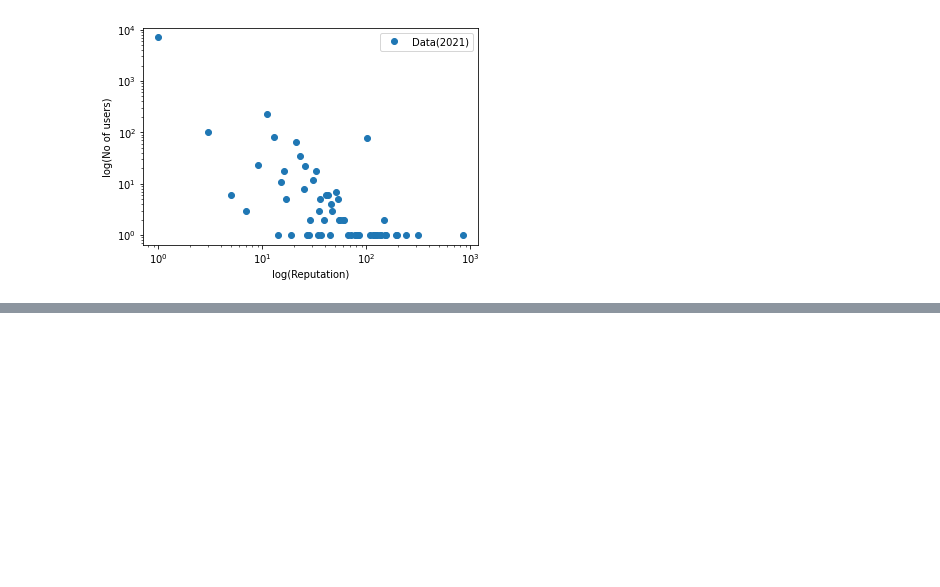
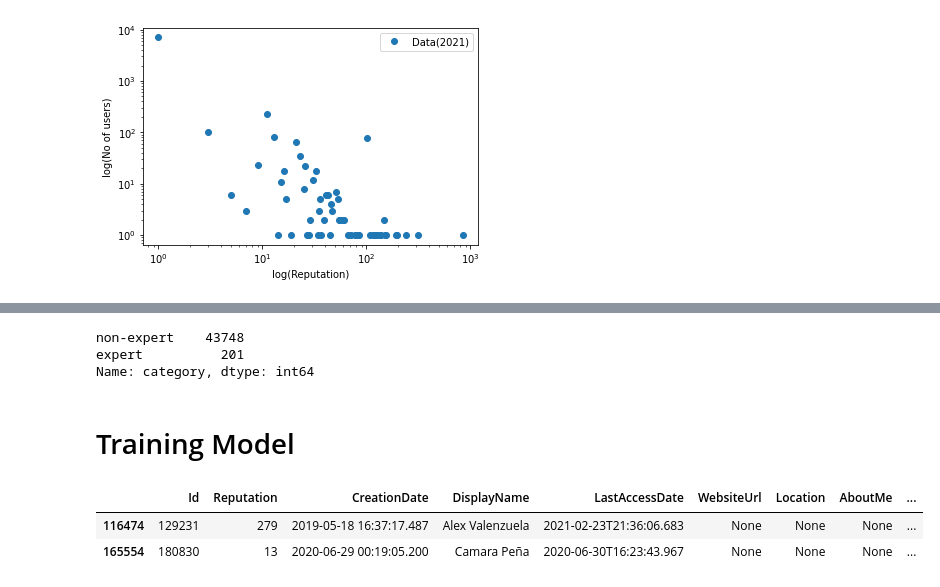
Before and after one commit to ngarg2lakehead/Reputation-System, a Jupyter notebook: Project.ipynb, the cells around one changed output, grey strips where cells are left out. Drawn from its saved outputs; the diff is of its cells as text; code cells hidden in the pictures; blank space fills up the shorter version.

```diff
--- a/Project.ipynb
+++ b/Project.ipynb
@@ -501,0 +673,8 @@ plt.show()
+# %%
+df_users['category'].value_counts()
+# %% [output]
+non-expert    43748
+expert          201
+Name: category, dtype: int64
+# %% [markdown]
+# Training Model
@@ -501,0 +684,6 @@ plt.show()
+# %%
+train_df.head(2)
+# %% [output]
+|  | Id | Reputation | CreationDate | DisplayName | LastAccessDate | WebsiteUrl | Location | AboutMe | ... |
+| 116474 | 129231 | 279 | 2019-05-18 16:37:17.487 | Alex Valenzuela | 2021-02-23T21:36:06.683 | None | None | None | ... |
+| 165554 | 180830 | 13 | 2020-06-29 00:19:05.200 | Camara Peña | 2020-06-30T16:23:43.967 | None | None | None | ... |
```
Also changed, not shown: parts of 41 cells of this notebook.
